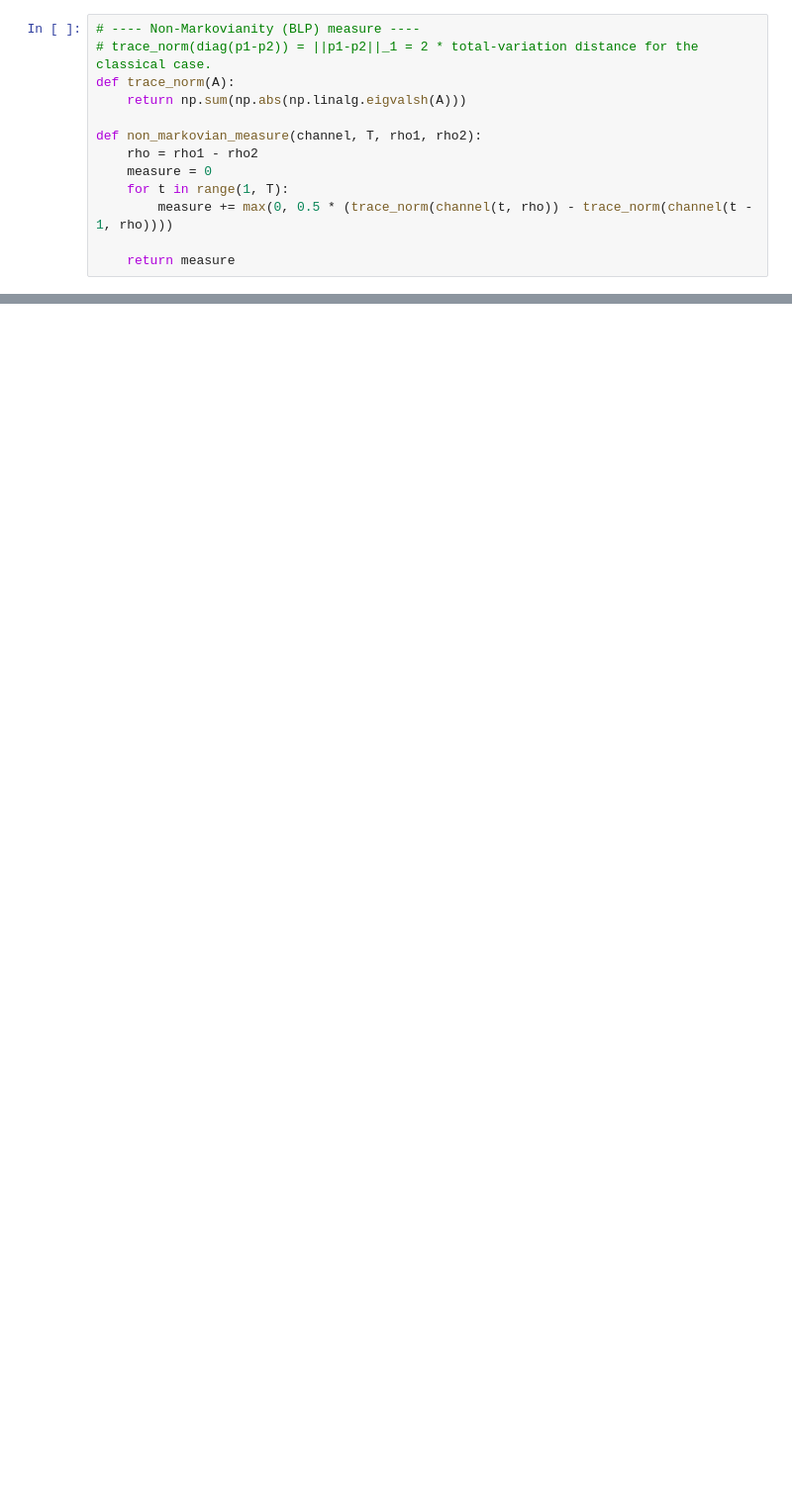
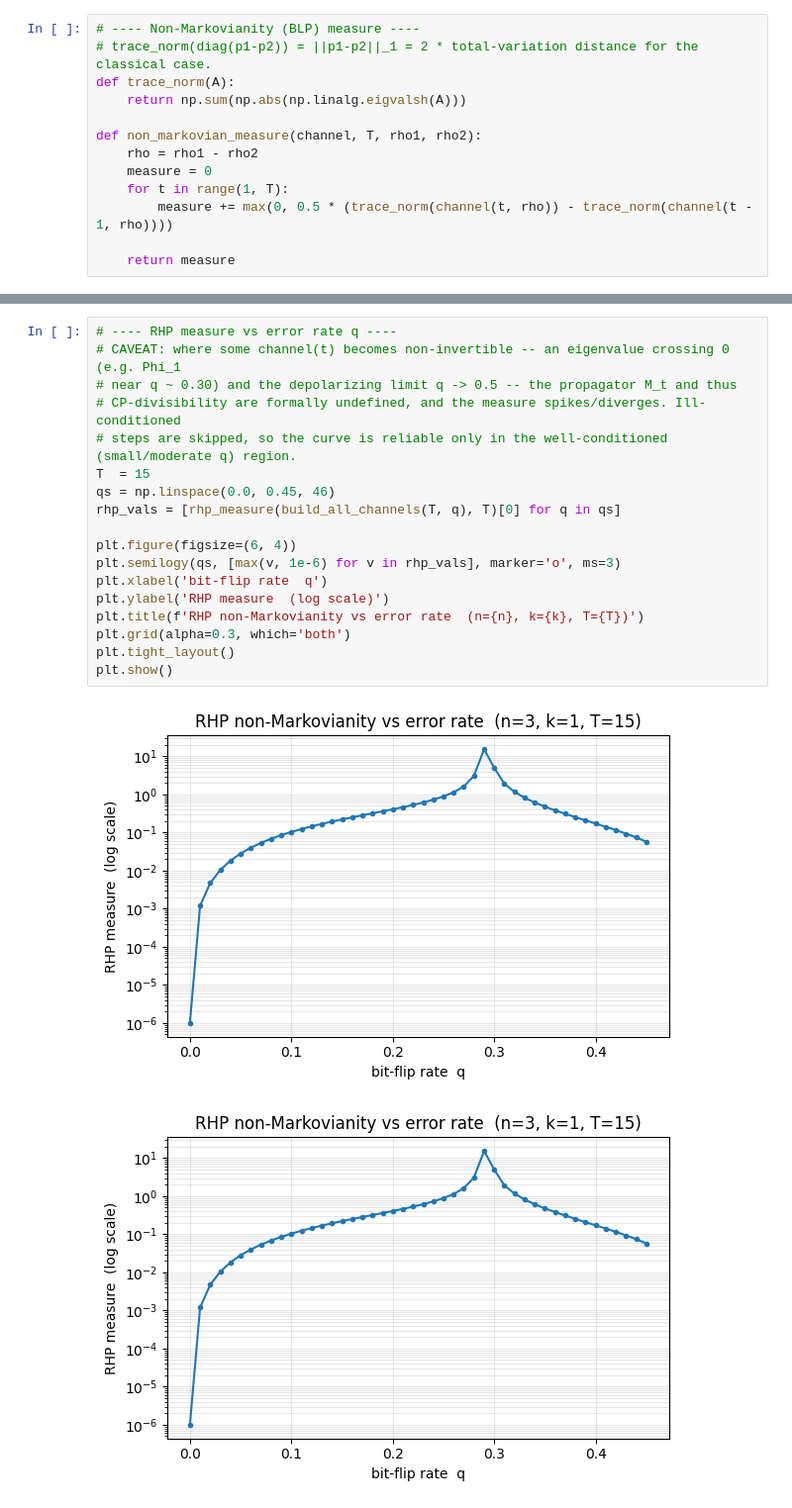
Before and after one commit to YommoY-official/MPQMasters, a Jupyter notebook: non_markovian_measure/non_markovian_measure.ipynb, the cells around one changed output, grey strips where cells are left out. Shown at 99% size. Saved outputs shown, nothing was run; the diff lists cells and outputs as text; blank space fills up the shorter version.

```diff
--- a/non_markovian_measure/non_markovian_measure.ipynb
+++ b/non_markovian_measure/non_markovian_measure.ipynb
@@ -239,0 +366,21 @@ t=12  D=1.000000
+# %%
+# ---- RHP measure vs error rate q ----
+# CAVEAT: where some channel(t) becomes non-invertible -- an eigenvalue crossing 0 (e.g. Phi_1
+# near q ~ 0.30) and the depolarizing limit q -> 0.5 -- the propagator M_t and thus
+# CP-divisibility are formally undefined, and the measure spikes/diverges. Ill-conditioned
+# steps are skipped, so the curve is reliable only in the well-conditioned (small/moderate q) region.
+T  = 15
+qs = np.linspace(0.0, 0.45, 46)
+rhp_vals = [rhp_measure(build_all_channels(T, q), T)[0] for q in qs]
+
+plt.figure(figsize=(6, 4))
+plt.semilogy(qs, [max(v, 1e-6) for v in rhp_vals], marker='o', ms=3)
+plt.xlabel('bit-flip rate  q')
+plt.ylabel('RHP measure  (log scale)')
+plt.title(f'RHP non-Markovianity vs error rate  (n={n}, k={k}, T={T})')
+plt.grid(alpha=0.3, which='both')
+plt.tight_layout()
+plt.show()
+# %% [output]
+[figure, added]
+[figure, added]
```
Also changed, not shown: parts of 8 cells of this notebook.
